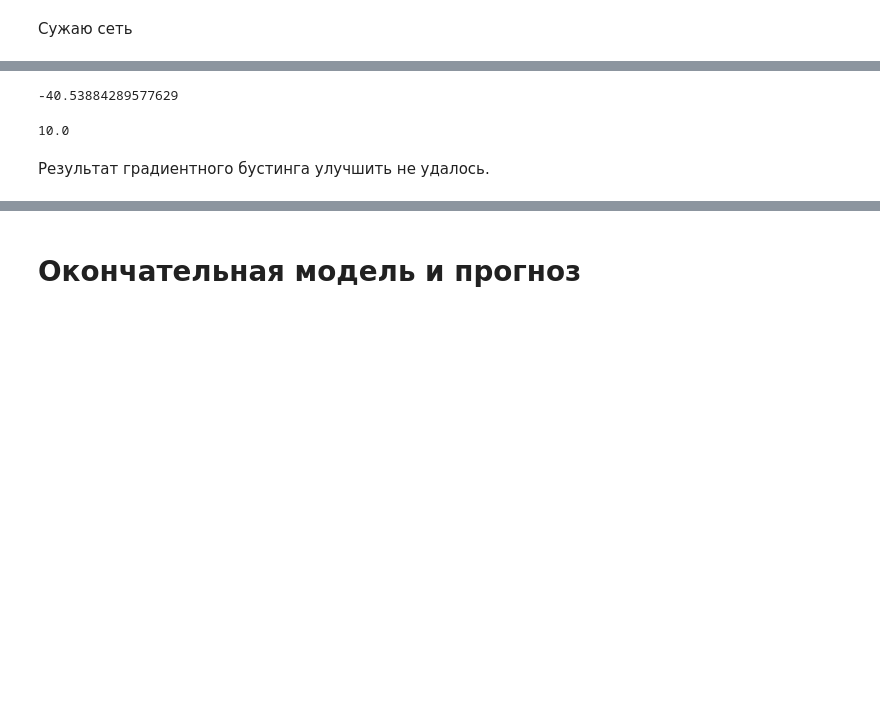
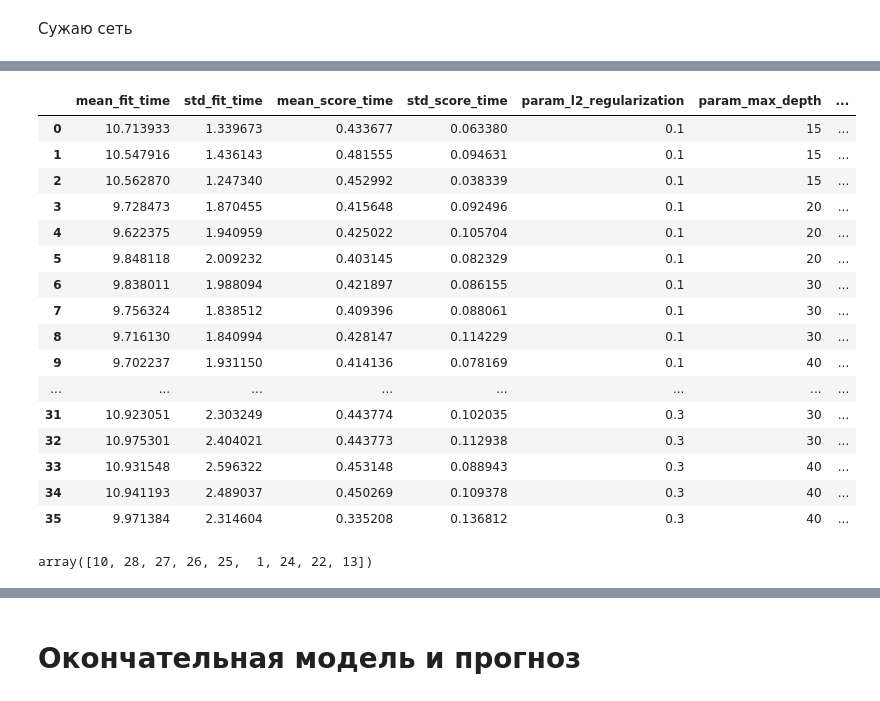
Before and after one commit to Denis-Kazakov/Kaggle_Sber21_TSU_2022, a Jupyter notebook: regression.ipynb, the cells around one changed output, grey strips where cells are left out. Cells and saved outputs as stored; diff of their text form; code cells hidden in the pictures; blank space fills up the shorter version.

```diff
--- a/regression.ipynb
+++ b/regression.ipynb
@@ -435,4 +187,0 @@ forest = GridSearchCV(estimator = regressor,
-# %%
-%%time
-%%chime
-forest.fit(X_train_transf, y_train)
@@ -470,4 +187,0 @@ forest = GridSearchCV(estimator = regressor,
-# %%
-%%time
-%%chime
-forest.fit(X_train_transf, y_train)
@@ -487,9 +190,9 @@ forest.best_params_
 # %%
 from sklearn.ensemble import HistGradientBoostingRegressor
 # %%
-params = {'max_iter': [100, 200, 300],
-          'max_depth':[20, 50, 70],
-          'l2_regularization': [0.0, 0.2]
+params = {'max_iter': [100, 200, 300, 400, 500],
+          'max_depth':[10, 20, 50, 70],
+          'l2_regularization': [0.0, 0.2, 0.4]
          }
 # %%
 regressor = HistGradientBoostingRegressor(loss='absolute_error',
@@ -524,9 +227,9 @@ boost.best_params_
 # %% [markdown]
 Сужаю сеть
 # %%
-params = {'max_iter': [300, 400, 500],
-          'max_depth':[15, 20, 30],
-          'l2_regularization': [0.2, 0.3]
+params = {'max_iter': [350, 400, 450],
+          'max_depth':[15, 20, 30, 40],
+          'l2_regularization': [0.1, 0.2, 0.3]
          }
 # %%
 regressor = HistGradientBoostingRegressor(loss='absolute_error',
@@ -834,10 +264,24 @@ Wall time: 1min 16s
-# %%
-reg.final_estimator_.best_score_
-# %% [output]
--40.53884289577629
-# %%
-reg.final_estimator_.alpha_
-# %% [output]
-10.0
-# %% [markdown]
-Результат градиентного бустинга улучшить не удалось.
+# %%
+cv_results = pd.DataFrame(boost.cv_results_); cv_results
+# %% [output]
+|  | mean_fit_time | std_fit_time | mean_score_time | std_score_time | param_l2_regularization | param_max_depth | ... |
+| 0 | 10.713933 | 1.339673 | 0.433677 | 0.063380 | 0.1 | 15 | ... |
+| 1 | 10.547916 | 1.436143 | 0.481555 | 0.094631 | 0.1 | 15 | ... |
+| 2 | 10.562870 | 1.247340 | 0.452992 | 0.038339 | 0.1 | 15 | ... |
+| 3 | 9.728473 | 1.870455 | 0.415648 | 0.092496 | 0.1 | 20 | ... |
+| 4 | 9.622375 | 1.940959 | 0.425022 | 0.105704 | 0.1 | 20 | ... |
+| 5 | 9.848118 | 2.009232 | 0.403145 | 0.082329 | 0.1 | 20 | ... |
+| 6 | 9.838011 | 1.988094 | 0.421897 | 0.086155 | 0.1 | 30 | ... |
+| 7 | 9.756324 | 1.838512 | 0.409396 | 0.088061 | 0.1 | 30 | ... |
+| 8 | 9.716130 | 1.840994 | 0.428147 | 0.114229 | 0.1 | 30 | ... |
+| 9 | 9.702237 | 1.931150 | 0.414136 | 0.078169 | 0.1 | 40 | ... |
+| ... | ... | ... | ... | ... | ... | ... | ... |
+| 31 | 10.923051 | 2.303249 | 0.443774 | 0.102035 | 0.3 | 30 | ... |
+| 32 | 10.975301 | 2.404021 | 0.443773 | 0.112938 | 0.3 | 30 | ... |
+| 33 | 10.931548 | 2.596322 | 0.453148 | 0.088943 | 0.3 | 40 | ... |
+| 34 | 10.941193 | 2.489037 | 0.450269 | 0.109378 | 0.3 | 40 | ... |
+| 35 | 9.971384 | 2.314604 | 0.335208 | 0.136812 | 0.3 | 40 | ... |
+# %%
+cv_results.rank_test_score.unique()
+# %% [output]
+array([10, 28, 27, 26, 25,  1, 24, 22, 13])
```
Also changed, not shown: parts of 123 cells of this notebook, 4 other files.
